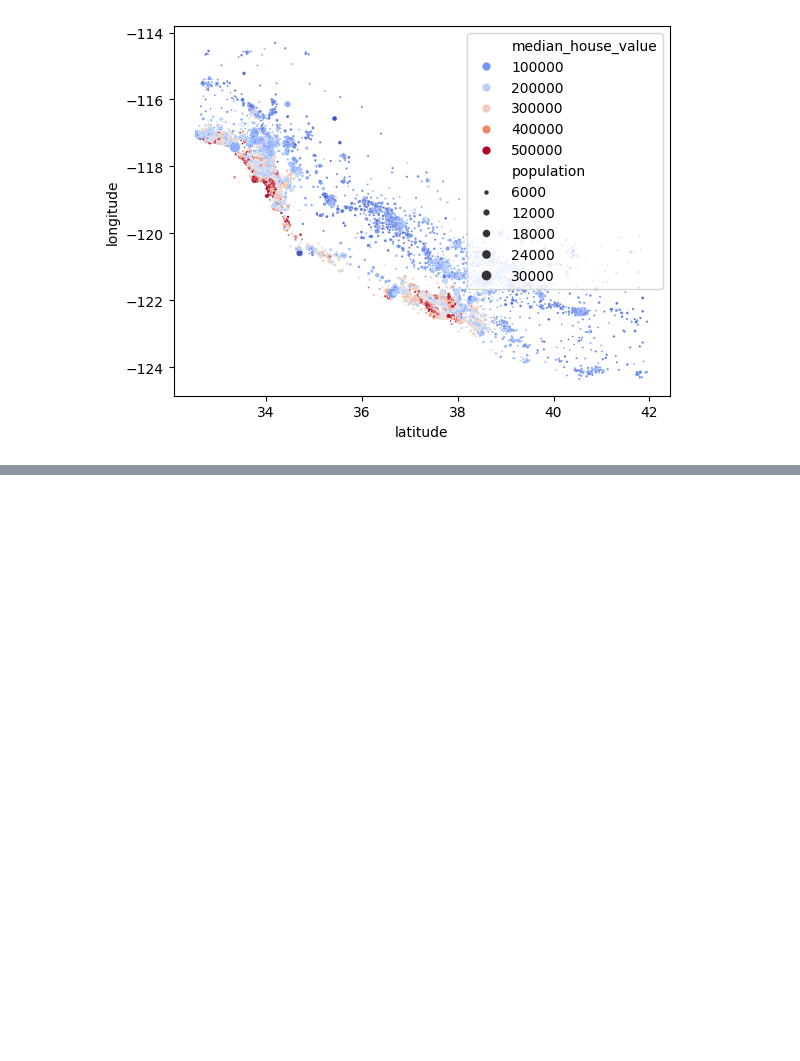
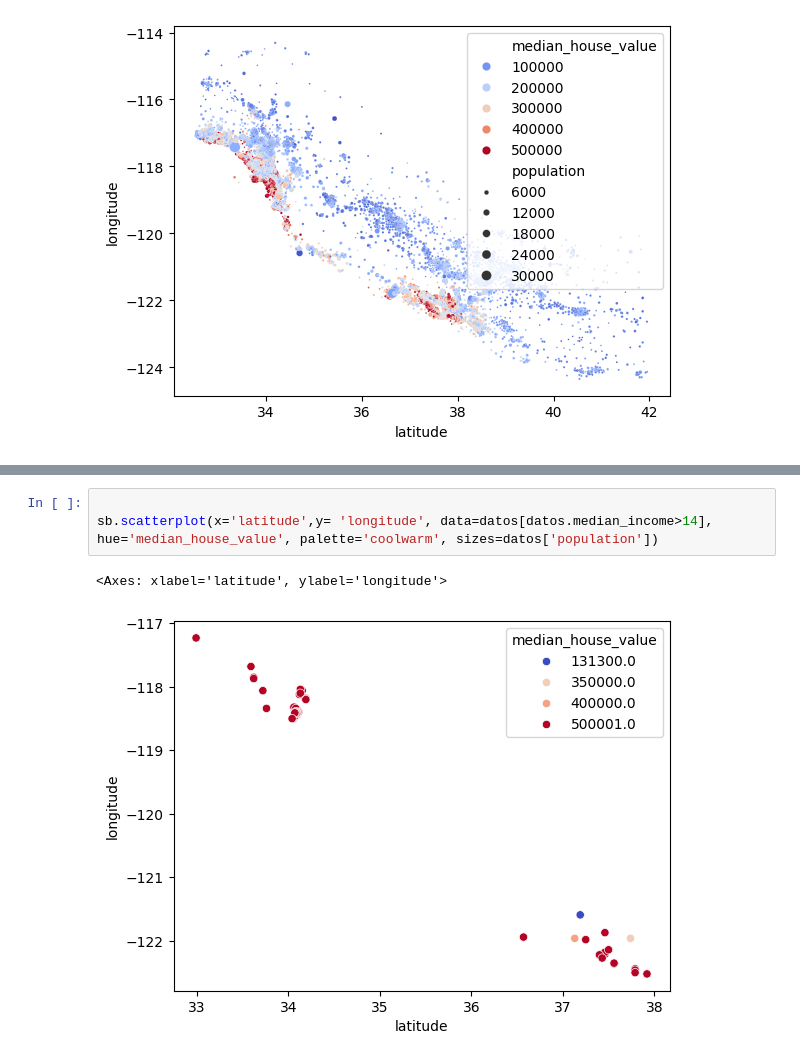
Before and after one commit to HeberthDCM/Curso_IA_RM, a Jupyter notebook: 02_Sets_Analisis/02_01_Set_Analisis.ipynb, the cells around one changed output, grey strips where cells are left out. Saved outputs shown, nothing was run; the diff lists cells and outputs as text; blank space fills up the shorter version.

```diff
--- a/02_Sets_Analisis/02_01_Set_Analisis.ipynb
+++ b/02_Sets_Analisis/02_01_Set_Analisis.ipynb
@@ -81,0 +88,6 @@ sb.scatterplot(x='latitude',y= 'longitude', data=datos,hue='median_house_value',
+# %%
+
+sb.scatterplot(x='latitude',y= 'longitude', data=datos[datos.median_income>14], hue='median_house_value', palette='coolwarm', sizes=datos['population'])
+# %% [output]
+<Axes: xlabel='latitude', ylabel='longitude'>
+[figure, added]
```
Also changed, not shown: parts of 6 cells of this notebook.
